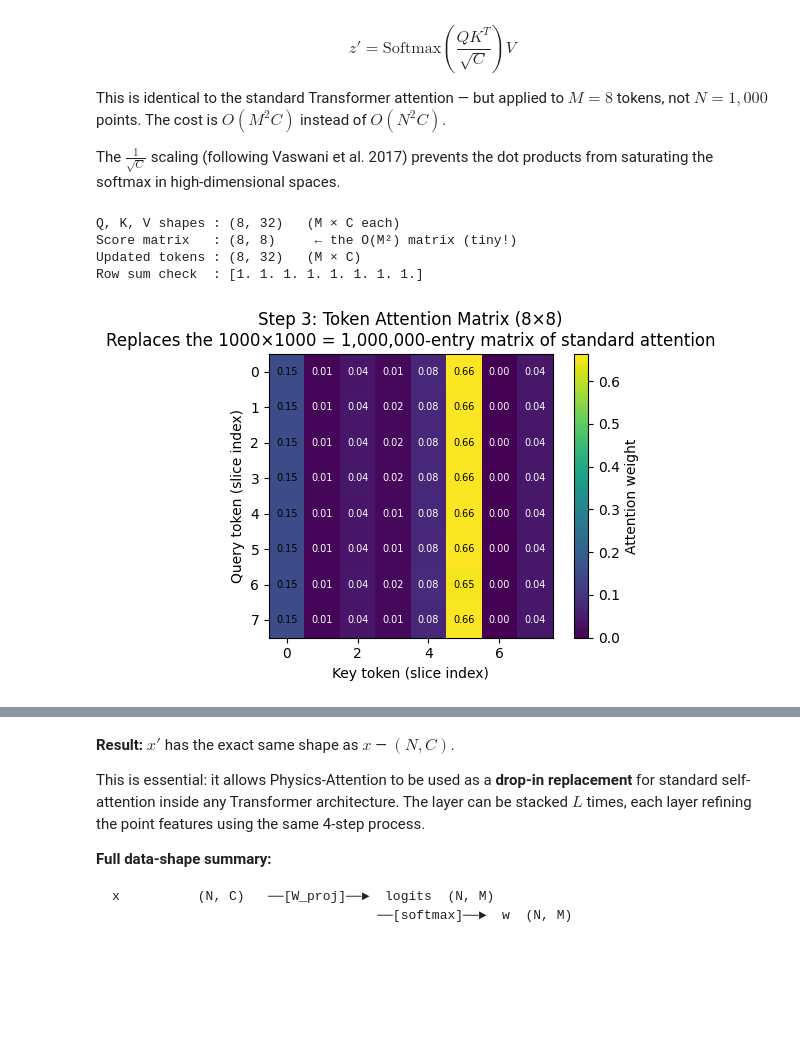
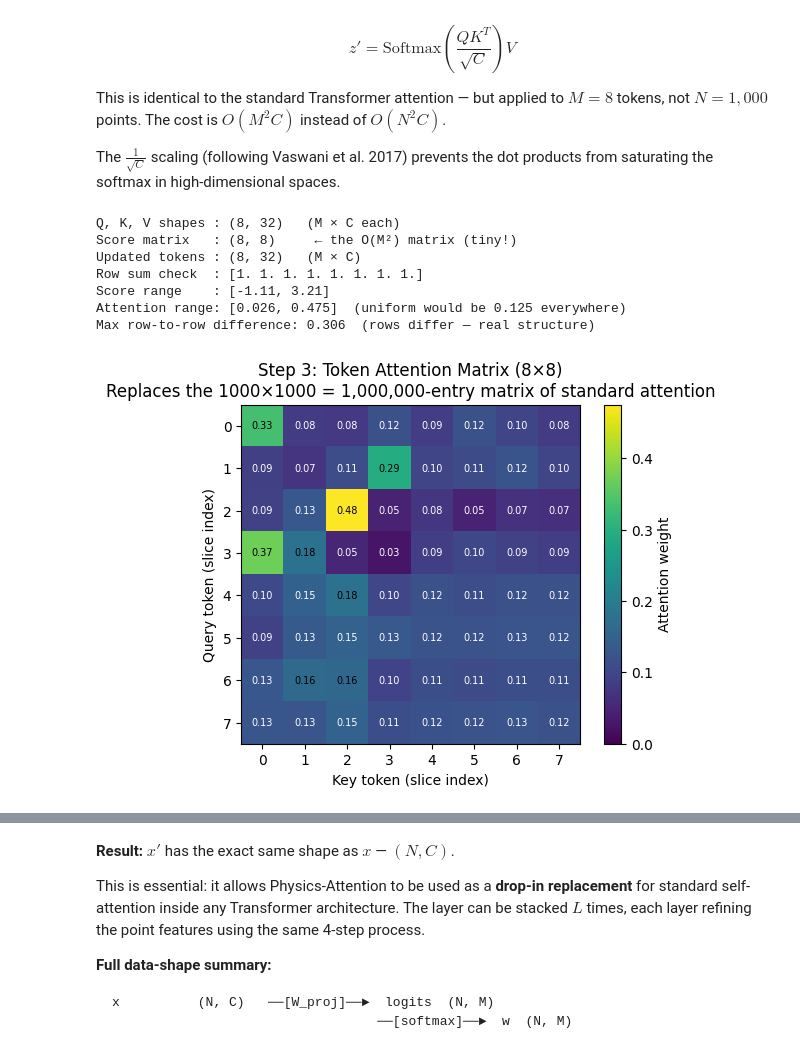
Before and after one commit to openhackathons-org/End-to-End-AI-for-Science, a Jupyter notebook: workspace/python/jupyter_notebook/Transolver/Notebook2-Understanding-Transolver.ipynb, the cells around one changed output, grey strips where cells are left out. Cells and saved outputs as stored; diff of their text form; code cells hidden in the pictures; blank space fills up the shorter version.

```diff
--- a/workspace/python/jupyter_notebook/Transolver/Notebook2-Understanding-Transolver.ipynb
+++ b/workspace/python/jupyter_notebook/Transolver/Notebook2-Understanding-Transolver.ipynb
@@ -211,7 +288,7 @@ z_numerator = slice_weights.T @ x        # shape (M, C)
 
 # ── Denominator: total weight per slice ───────────────────────────────────────
 # shape (M,) → (M, 1) for broadcasting
-z_denominator = slice_weights.sum(axis=0).reshape(M, 1) + 1e-6   # avoid div-by-zero
+z_denominator = slice_weights.sum(axis=0).reshape(M, 1) + 1e-5   # matches physicsnemo (slice_norm + 1e-5)
 
 # ── Weighted average ──────────────────────────────────────────────────────────
 z = z_numerator / z_denominator          # shape (M, C)
@@ -269,43 +346,55 @@ This is identical to the standard Transformer attention — but applied to $M =
 The $\frac{1}{\sqrt{C}}$ scaling (following Vaswani et al. 2017) prevents the dot products from saturating the softmax in high-dimensional spaces.
 # %%
 # ── Q, K, V projections for the M tokens ─────────────────────────────────────
-W_q = np.random.rand(C, C)
-W_k = np.random.rand(C, C)
-W_v = np.random.rand(C, C)
+# Scale matters. At the standard INIT scale (randn/sqrt(C)) the scores span only
+# ~0.1, so softmax returns a nearly uniform matrix and every query row looks
+# identical — that is what an untrained layer does, not "noise". Trained
+# projections have larger effective scale; we use randn (std 1) so the figure
+# below shows the structure a converged layer produces.
+W_q = rng.standard_normal((C, C))
+W_k = rng.standard_normal((C, C))
+W_v = rng.standard_normal((C, C)) / np.sqrt(C)   # V keeps the output at input scale
 
 Q_tok = z @ W_q   # (M, C)
 K_tok = z @ W_k   # (M, C)
 V_tok = z @ W_v   # (M, C)
 
 # ── Scaled dot-product attention ──────────────────────────────────────────────
 # (M, C) @ (C, M)  →  (M, M)  — the ONLY O(M²) step in the entire layer
 scores    = Q_tok @ K_tok.T / np.sqrt(C)      # (M, M)
-attn_w    = softmax(scores, axis=-1)           # (M, M), rows sum to 1
+attn_w    = softmax(scores, axis=-1)          # (M, M), rows sum to 1
 z_prime   = attn_w @ V_tok                    # (M, C)
 
 print(f"Q, K, V shapes : {Q_tok.shape}   (M × C each)")
 print(f"Score matrix   : {scores.shape}     ← the O(M²) matrix (tiny!)")
 print(f"Updated tokens : {z_prime.shape}   (M × C)")
 print(f"Row sum check  : {attn_w.sum(axis=1).round(4)}")
+print(f"Score range    : [{scores.min():.2f}, {scores.max():.2f}]")
+print(f"Attention range: [{attn_w.min():.3f}, {attn_w.max():.3f}]  "
+      f"(uniform would be {1/M:.3f} everywhere)")
+rowspread = np.abs(attn_w - attn_w.mean(0)).max()
+print(f"Max row-to-row difference: {rowspread:.3f}  "
+      f"({'rows differ — real structure' if rowspread > 0.05 else 'rows identical — degenerate'})")
 
 # ── Visualise M×M attention ───────────────────────────────────────────────────
-plt.figure(figsize=(5, 4))
-plt.imshow(attn_w, cmap='viridis', vmin=0)
+plt.figure(figsize=(5.5, 4.5))
+plt.imshow(attn_w, cmap="viridis", vmin=0)
 for i in range(M):
     for j in range(M):
         plt.text(j, i, f"{attn_w[i,j]:.2f}", ha="center", va="center",
                  color="white" if attn_w[i,j] < 0.15 else "black", fontsize=7)
 plt.colorbar(label="Attention weight")
-plt.xlabel("Key token (slice index)")
-plt.ylabel("Query token (slice index)")
+plt.xlabel("Key token (slice index)"); plt.ylabel("Query token (slice index)")
 plt.title(f"Step 3: Token Attention Matrix ({M}×{M})\n"
           f"Replaces the {N}×{N} = {N**2:,}-entry matrix of standard attention")
-plt.tight_layout()
-plt.show()
+plt.tight_layout(); plt.show()
 # %% [output]
 Q, K, V shapes : (8, 32)   (M × C each)
 Score matrix   : (8, 8)     ← the O(M²) matrix (tiny!)
 Updated tokens : (8, 32)   (M × C)
 Row sum check  : [1. 1. 1. 1. 1. 1. 1. 1.]
+Score range    : [-1.11, 3.21]
+Attention range: [0.026, 0.475]  (uniform would be 0.125 everywhere)
+Max row-to-row difference: 0.306  (rows differ — real structure)
-[figure, old version]
+[figure, new version]
 # %% [markdown]
```
Also changed, not shown: parts of 15 cells of this notebook, 6 other files.
